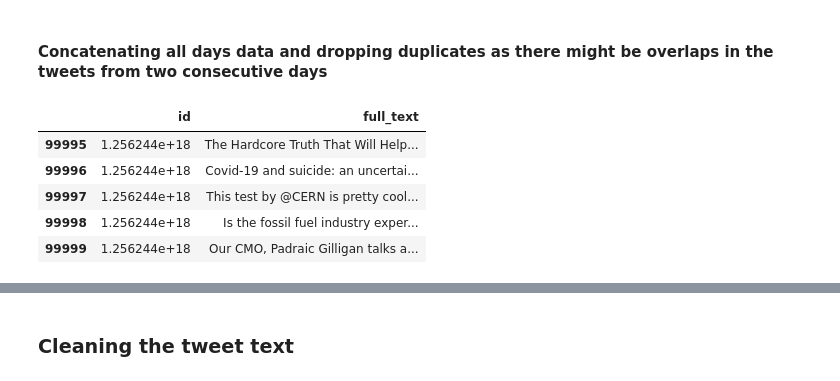
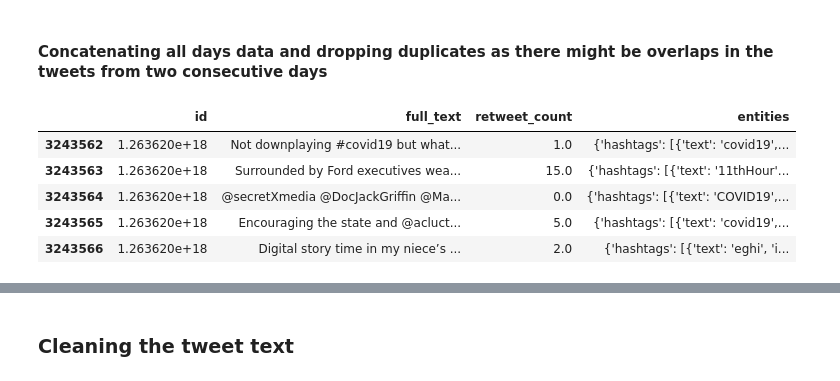
Before and after one commit to Rrishik/COVID-19-tweets, a Jupyter notebook: Analysing topics from tweets.ipynb, the cells around one changed output, grey strips where cells are left out. Cells and saved outputs as stored; diff of their text form; code cells hidden in the pictures.

```diff
--- a/Analysing topics from tweets.ipynb
+++ b/Analysing topics from tweets.ipynb
@@ -85,9 +85,9 @@ for file in sorted(os.listdir(full_dir))[:-2]:
 
     df_full = pd.read_csv(full_dir + file)
 
-    text_list.append(df_full[['id', 'full_text']])
-    popularity_list.append(df_full[['id', 'retweet_count', 'favorite_count']])
-    entities_list.append(df_full[['id', 'entities']])
+    text_list.append(df_full[['id', 'full_text', 'retweet_count', 'entities']])
+#     popularity_list.append(df_full[['id', 'retweet_count', 'favorite_count']])
+    entities_list.append(df_full[['id', 'entities', 'retweet_count']])
 
     print(file + ' ..done')
     print()
@@ -265,14 +287,14 @@ plt.show()
 # %%
 df_text = pd.concat(text_list)
 df_text = df_text.drop_duplicates().reset_index(drop = True)
 
-df_text = df_text[:100000]
+# df_text = df_text[:100000]
 
 df_text.tail()
 # %% [output]
-|  | id | full_text |
-| 99995 | 1.256244e+18 | The Hardcore Truth That Will Help... |
-| 99996 | 1.256244e+18 | Covid-19 and suicide: an uncertai... |
-| 99997 | 1.256244e+18 | This test by @CERN is pretty cool... |
-| 99998 | 1.256244e+18 | Is the fossil fuel industry exper... |
-| 99999 | 1.256244e+18 | Our CMO, Padraic Gilligan talks a... |
+|  | id | full_text | retweet_count | entities |
+| 3243562 | 1.263620e+18 | Not downplaying #covid19 but what... | 1.0 | {'hashtags': [{'text': 'covid19',... |
+| 3243563 | 1.263620e+18 | Surrounded by Ford executives wea... | 15.0 | {'hashtags': [{'text': '11thHour'... |
+| 3243564 | 1.263620e+18 | @secretXmedia @DocJackGriffin @Ma... | 0.0 | {'hashtags': [{'text': 'COVID19',... |
+| 3243565 | 1.263620e+18 | Encouraging the state and @acluct... | 5.0 | {'hashtags': [{'text': 'covid19',... |
+| 3243566 | 1.263620e+18 | Digital story time in my niece’s ... | 2.0 | {'hashtags': [{'text': 'eghi', 'i... |
```
Also changed, not shown: parts of 32 cells of this notebook, 9 other files.
